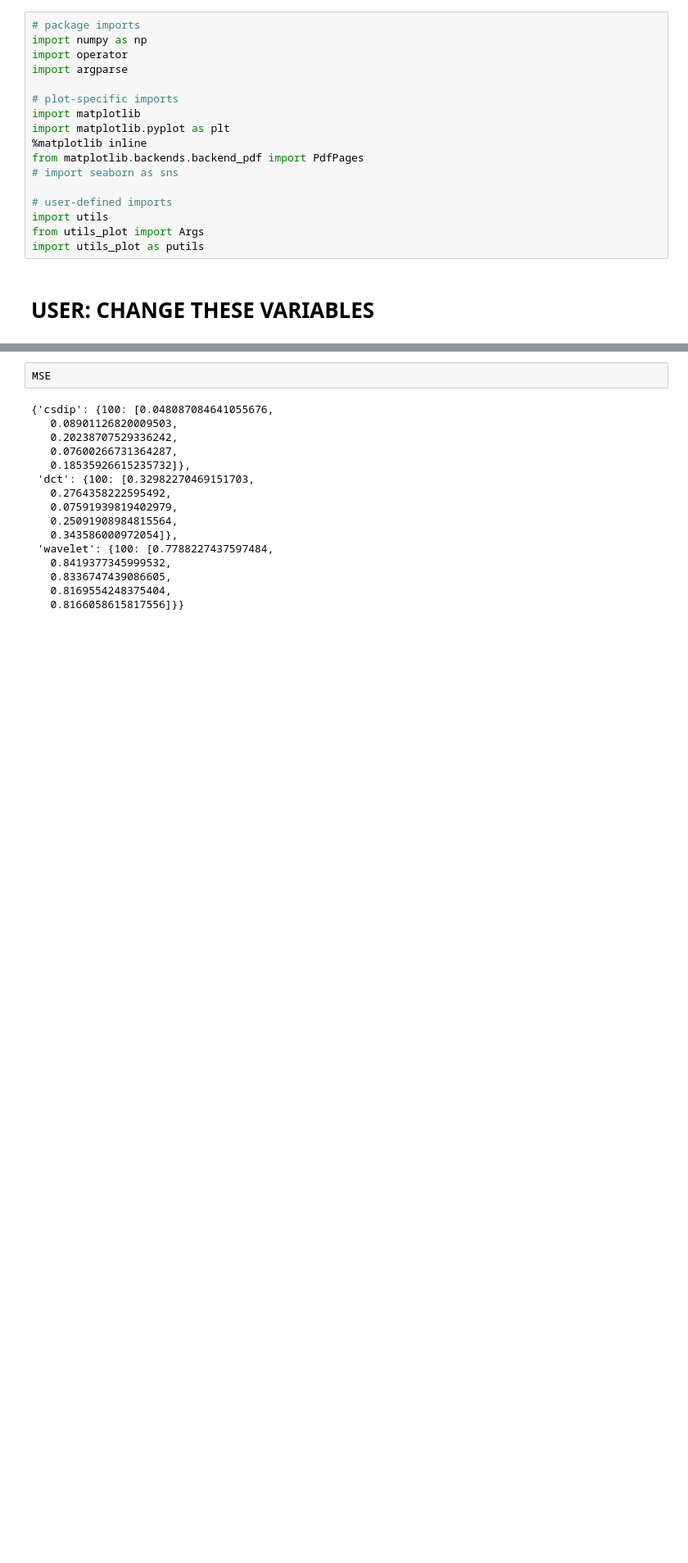
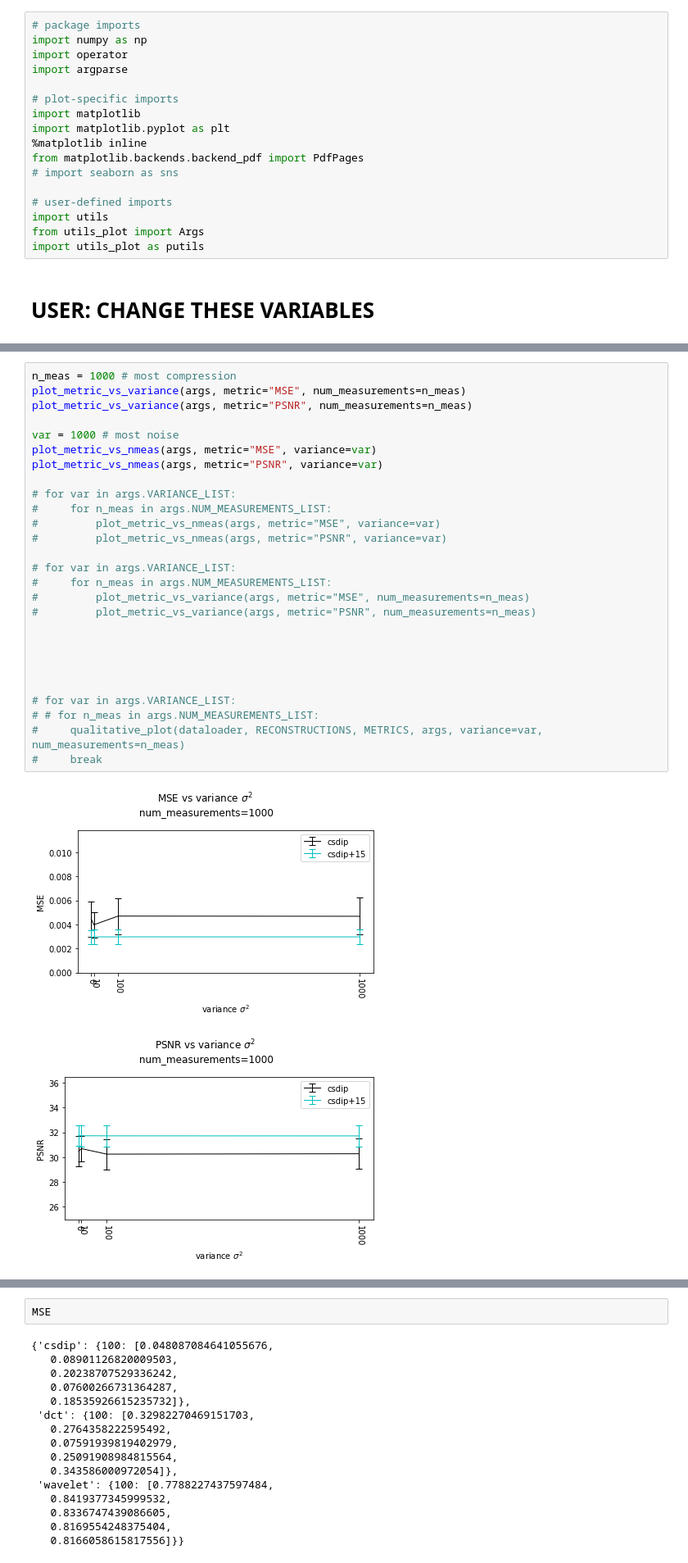
Before and after one commit to reagankan/compsensing_dip, a Jupyter notebook: plot.ipynb, the cells around one changed output, grey strips where cells are left out. Shown at 82% size. Cells and saved outputs as stored; diff of their text form; blank space fills up the shorter version.

```diff
--- a/plot.ipynb
+++ b/plot.ipynb
@@ -36,0 +394,30 @@ args = putils.construct_arg(args)
+# %%
+n_meas = 1000 # most compression
+plot_metric_vs_variance(args, metric="MSE", num_measurements=n_meas)
+plot_metric_vs_variance(args, metric="PSNR", num_measurements=n_meas)
+
+var = 1000 # most noise
+plot_metric_vs_nmeas(args, metric="MSE", variance=var)
+plot_metric_vs_nmeas(args, metric="PSNR", variance=var)
+
+# for var in args.VARIANCE_LIST:
+#     for n_meas in args.NUM_MEASUREMENTS_LIST:
+#         plot_metric_vs_nmeas(args, metric="MSE", variance=var)
+#         plot_metric_vs_nmeas(args, metric="PSNR", variance=var)
+
+# for var in args.VARIANCE_LIST:
+#     for n_meas in args.NUM_MEASUREMENTS_LIST:
+#         plot_metric_vs_variance(args, metric="MSE", num_measurements=n_meas)
+#         plot_metric_vs_variance(args, metric="PSNR", num_measurements=n_meas)
+
+
+
+
+
+# for var in args.VARIANCE_LIST:
+# # for n_meas in args.NUM_MEASUREMENTS_LIST:
+#     qualitative_plot(dataloader, RECONSTRUCTIONS, METRICS, args, variance=var, num_measurements=n_meas)
+#     break
+# %% [output]
+[figure, added]
+[figure, added]
```
Also changed, not shown: parts of 38 cells of this notebook, 1 other file.
